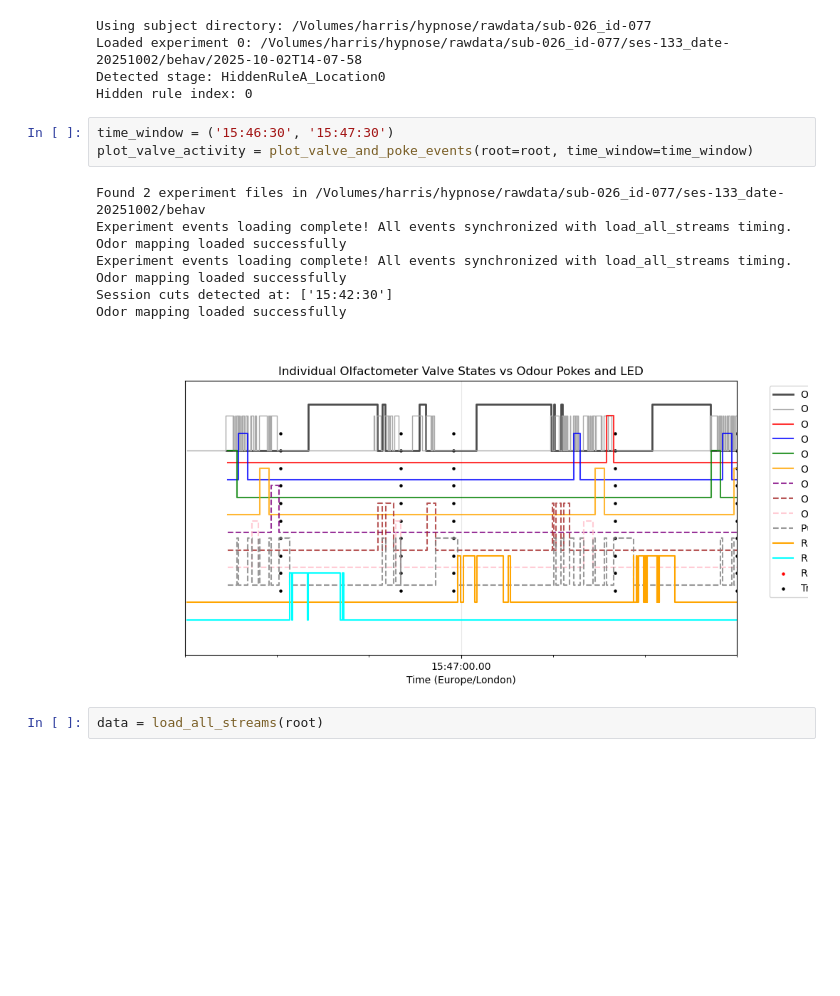
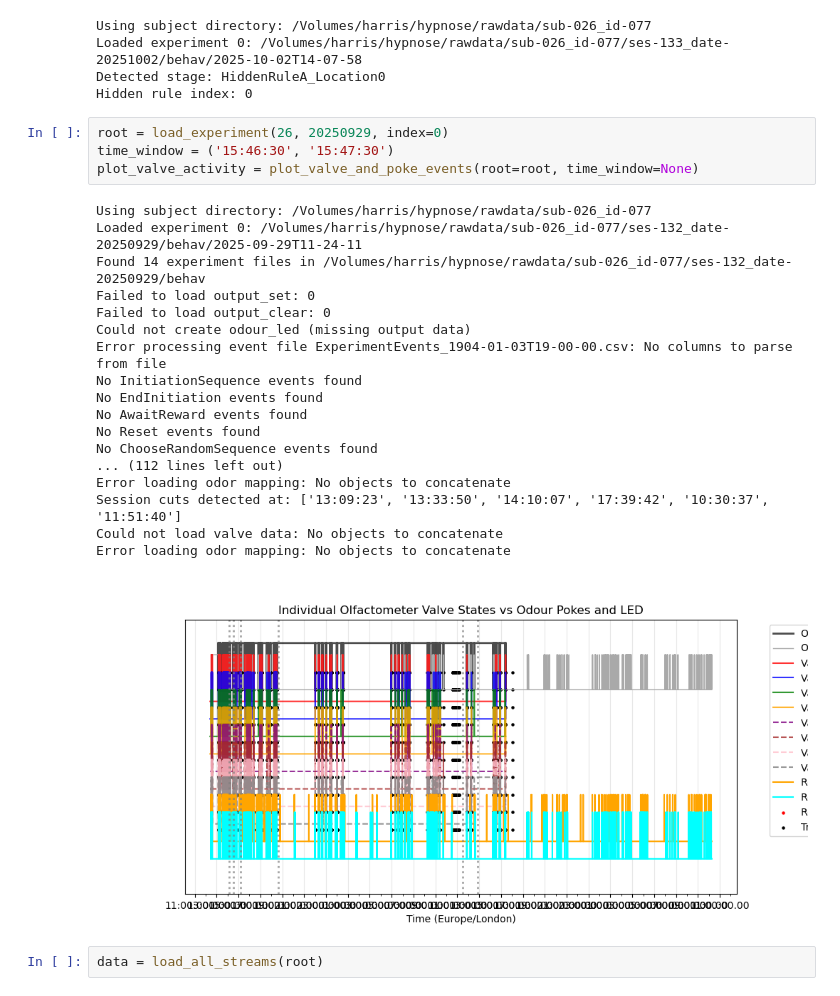
Before and after one commit to SainsburyWellcomeCentre/hypnose-analysis, a Jupyter notebook: notebooks/trial_classification.ipynb, the cells around one changed output. Drawn from its saved outputs; the diff is of its cells as text; blank space fills up the shorter version.

```diff
--- a/notebooks/trial_classification.ipynb
+++ b/notebooks/trial_classification.ipynb
@@ -111,17 +83,28 @@ Loaded experiment 0: /Volumes/harris/hypnose/rawdata/sub-026_id-077/ses-133_date
 Detected stage: HiddenRuleA_Location0
 Hidden rule index: 0
 # %%
+root = load_experiment(26, 20250929, index=0)
 time_window = ('15:46:30', '15:47:30')
-plot_valve_activity = plot_valve_and_poke_events(root=root, time_window=time_window)
+plot_valve_activity = plot_valve_and_poke_events(root=root, time_window=None)
 # %% [output]
-Found 2 experiment files in /Volumes/harris/hypnose/rawdata/sub-026_id-077/ses-133_date-20251002/behav
-Experiment events loading complete! All events synchronized with load_all_streams timing.
-Odor mapping loaded successfully
-Experiment events loading complete! All events synchronized with load_all_streams timing.
-Odor mapping loaded successfully
-Session cuts detected at: ['15:42:30']
-Odor mapping loaded successfully
+Using subject directory: /Volumes/harris/hypnose/rawdata/sub-026_id-077
+Loaded experiment 0: /Volumes/harris/hypnose/rawdata/sub-026_id-077/ses-132_date-20250929/behav/2025-09-29T11-24-11
+Found 14 experiment files in /Volumes/harris/hypnose/rawdata/sub-026_id-077/ses-132_date-20250929/behav
+Failed to load output_set: 0
+Failed to load output_clear: 0
+Could not create odour_led (missing output data)
+Error processing event file ExperimentEvents_1904-01-03T19-00-00.csv: No columns to parse from file
+No InitiationSequence events found
+No EndInitiation events found
+No AwaitReward events found
+No Reset events found
+No ChooseRandomSequence events found
+... (112 lines left out)
+Error loading odor mapping: No objects to concatenate
+Session cuts detected at: ['13:09:23', '13:33:50', '14:10:07', '17:39:42', '10:30:37', '11:51:40']
+Could not load valve data: No objects to concatenate
+Error loading odor mapping: No objects to concatenate
-[figure, old version]
+[figure, new version]
 # %%
 data = load_all_streams(root)
 # %% [output]
```
Also changed, not shown: parts of 3 cells of this notebook, 1 other file.
